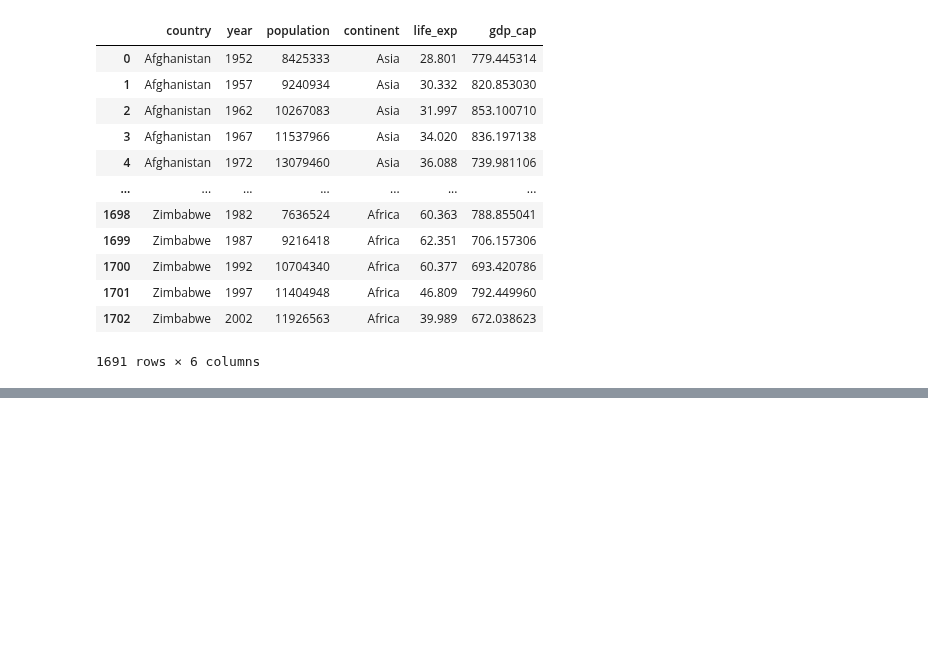
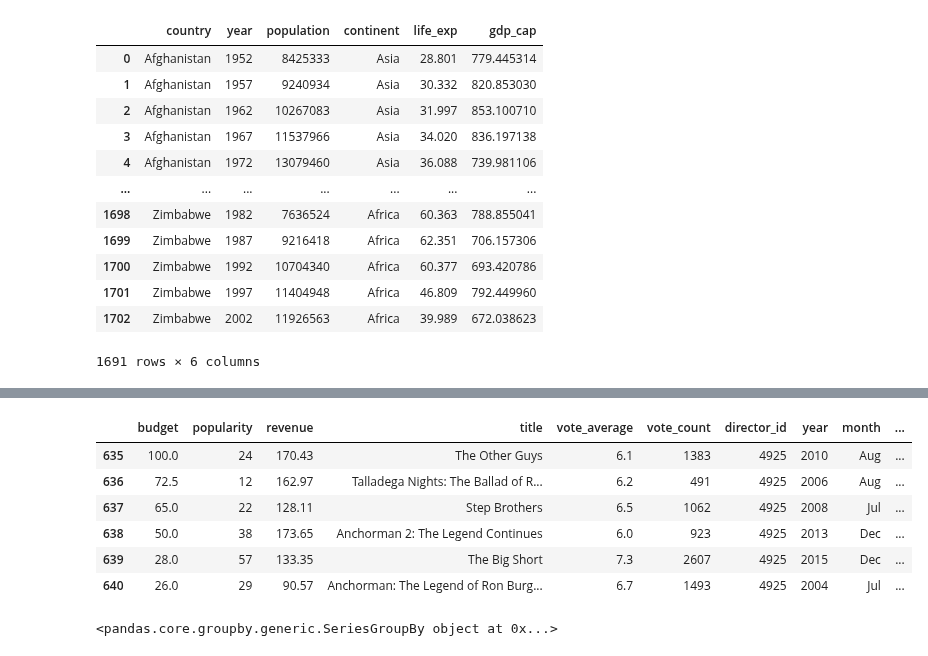
Before and after one commit to jeeet0700/Pandas, a Jupyter notebook: Panda_interview_prep.ipynb, the cells around one changed output, grey strips where cells are left out. Cells and saved outputs as stored; diff of their text form; code cells hidden in the pictures; blank space fills up the shorter version.

```diff
--- a/Panda_interview_prep.ipynb
+++ b/Panda_interview_prep.ipynb
@@ -1861,0 +1924,14 @@ df
+# %%
+df.loc[df['director_name']=='Adam McKay']
+# %% [output]
+|  | budget | popularity | revenue | title | vote_average | vote_count | director_id | year | month | ... |
+| 635 | 100.0 | 24 | 170.43 | The Other Guys | 6.1 | 1383 | 4925 | 2010 | Aug | ... |
+| 636 | 72.5 | 12 | 162.97 | Talladega Nights: The Ballad of R... | 6.2 | 491 | 4925 | 2006 | Aug | ... |
+| 637 | 65.0 | 22 | 128.11 | Step Brothers | 6.5 | 1062 | 4925 | 2008 | Jul | ... |
+| 638 | 50.0 | 38 | 173.65 | Anchorman 2: The Legend Continues | 6.0 | 923 | 4925 | 2013 | Dec | ... |
+| 639 | 28.0 | 57 | 133.35 | The Big Short | 7.3 | 2607 | 4925 | 2015 | Dec | ... |
+| 640 | 26.0 | 29 | 90.57 | Anchorman: The Legend of Ron Burg... | 6.7 | 1493 | 4925 | 2004 | Jul | ... |
+# %%
+df.groupby('director_name')['title']
+# %% [output]
+<pandas.core.groupby.generic.SeriesGroupBy object at 0x...>
```
Also changed, not shown: parts of 67 cells of this notebook.
